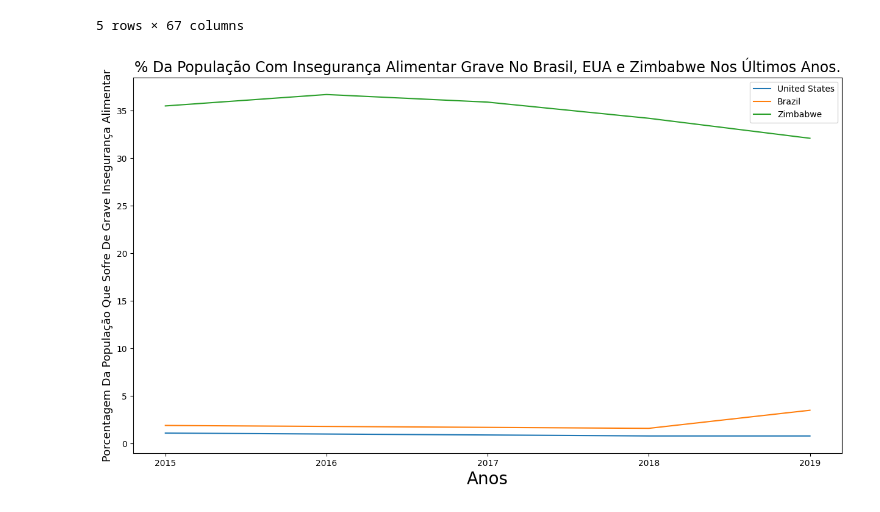
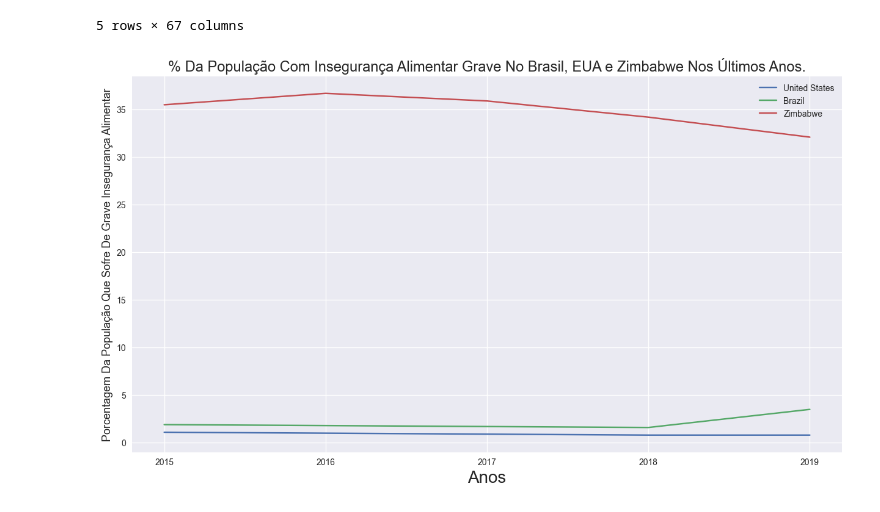
Before and after one commit to st4pzz/APS-CIENCIA-DOS-DADOS, a Jupyter notebook: resolucao.ipynb, the cells around one changed output. Drawn from its saved outputs; the diff is of its cells as text; code cells hidden in the pictures.

```diff
--- a/resolucao.ipynb
+++ b/resolucao.ipynb
@@ -18,32 +18,32 @@ df_brazil = df[df['Country Name']=='Brazil']
 lista_brazil = []
 
 for ano in range(2015,2020):
     lista_brazil.append(df_brazil[str(ano)])
 
 df_usa = df[df['Country Name']=='United States']
 lista_usa = []
 
 for ano in range(2015,2020):
     lista_usa.append(df_usa[str(ano)])
 
 df_zimbabwe = df[df['Country Name']=='Zimbabwe']
 lista_zimbabwe = []
 
 for ano in range(2015,2020):
     lista_zimbabwe.append(df_zimbabwe[str(ano)])
 
 anos = ['2015','2016','2017','2018','2019']
 
 import matplotlib.pyplot as plt
-plt.style.use('default')
+plt.style.use('seaborn')
 plt.figure(figsize=(15,8))
 plt.plot(anos,lista_usa,label="United States")
 plt.plot(anos,lista_brazil,label="Brazil")
 plt.plot(anos,lista_zimbabwe,label="Zimbabwe")
 plt.title('% Da População Com Insegurança Alimentar Grave No Brasil, EUA e Zimbabwe Nos Últimos Anos.', fontsize=17)
 plt.legend()
 plt.xlabel('Anos', fontsize=20)
 plt.ylabel('Porcentagem Da População Que Sofre De Grave Insegurança Alimentar', fontsize=13)
 plt.show()
 # %% [output]
-[figure, old version]
+[figure, new version]
```
